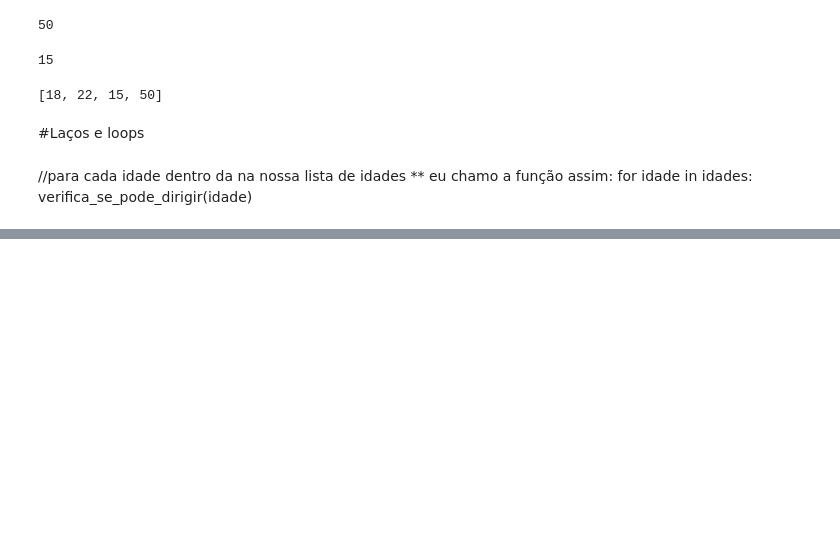
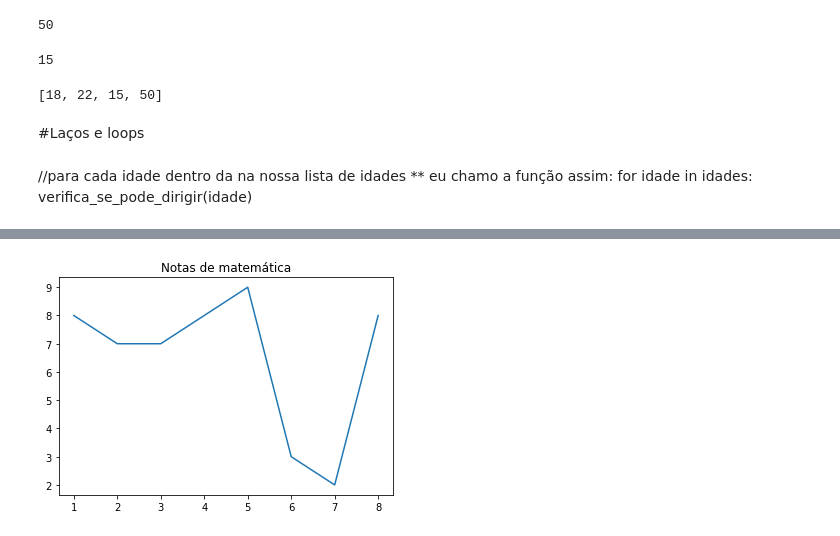
Before and after one commit to HalyneSalgueiro/logica_de_programacao, a Jupyter notebook: logica_de_programacao.ipynb, the cells around one changed output, grey strips where cells are left out. Drawn from its saved outputs; the diff is of its cells as text; code cells hidden in the pictures; blank space fills up the shorter version.

```diff
--- a/logica_de_programacao.ipynb
+++ b/logica_de_programacao.ipynb
@@ -233,0 +396,8 @@ def verifica_se_pode_dirigir(idade):
+# %%
+x = list(range(1, 9))
+y = notas_matematica
+plt.plot(x, y)
+plt.title('Notas de matemática')
+plt.show()
+# %% [output]
+[figure, added]
```
Also changed, not shown: parts of 34 cells of this notebook.
